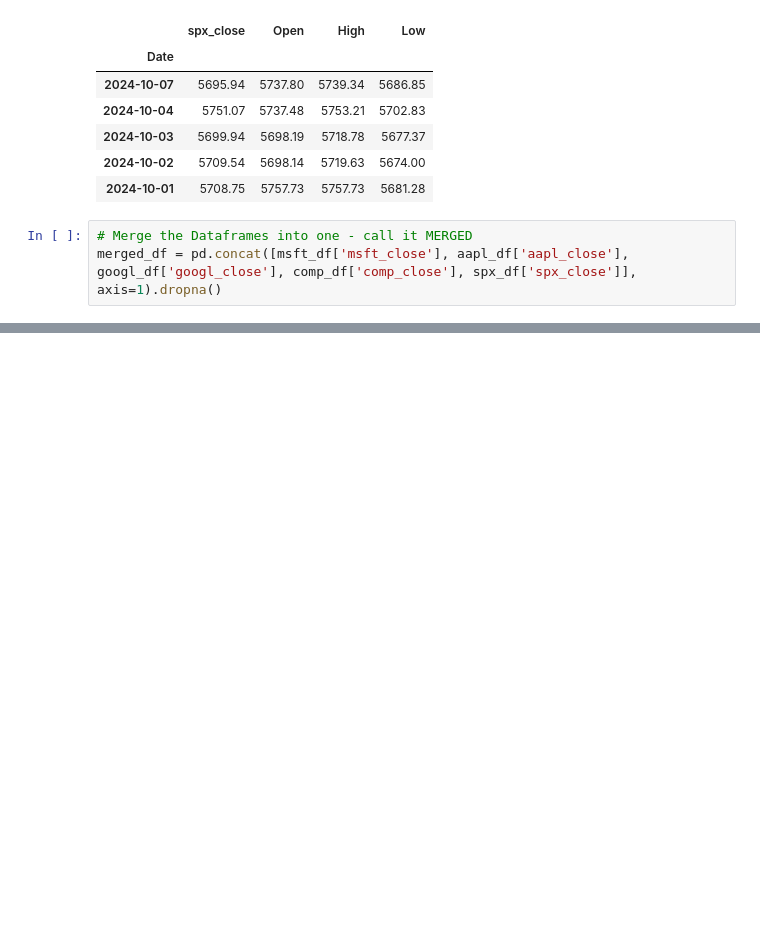
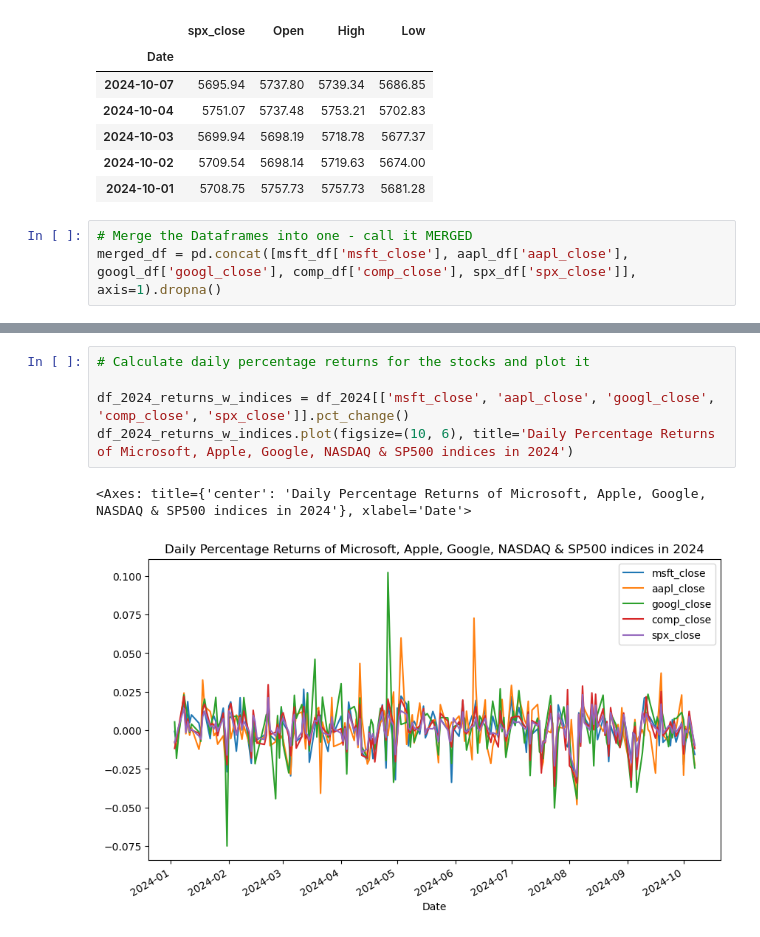
Before and after one commit to Pete1001/Tech_stock_analysis, a Jupyter notebook: Tech_stock_analysis.ipynb, the cells around one changed output, grey strips where cells are left out. Cells and saved outputs as stored; diff of their text form; blank space fills up the shorter version.

```diff
--- a/Tech_stock_analysis.ipynb
+++ b/Tech_stock_analysis.ipynb
@@ -909,0 +775,8 @@ daily precentage increase or percentage loss.
+# %%
+# Calculate daily percentage returns for the stocks and plot it
+
+df_2024_returns_w_indices = df_2024[['msft_close', 'aapl_close', 'googl_close', 'comp_close', 'spx_close']].pct_change()
+df_2024_returns_w_indices.plot(figsize=(10, 6), title='Daily Percentage Returns of Microsoft, Apple, Google, NASDAQ & SP500 indices in 2024')
+# %% [output]
+<Axes: title={'center': 'Daily Percentage Returns of Microsoft, Apple, Google, NASDAQ & SP500 indices in 2024'}, xlabel='Date'>
+[figure, added]
```
Also changed, not shown: parts of 100 cells of this notebook, 16 other files.
